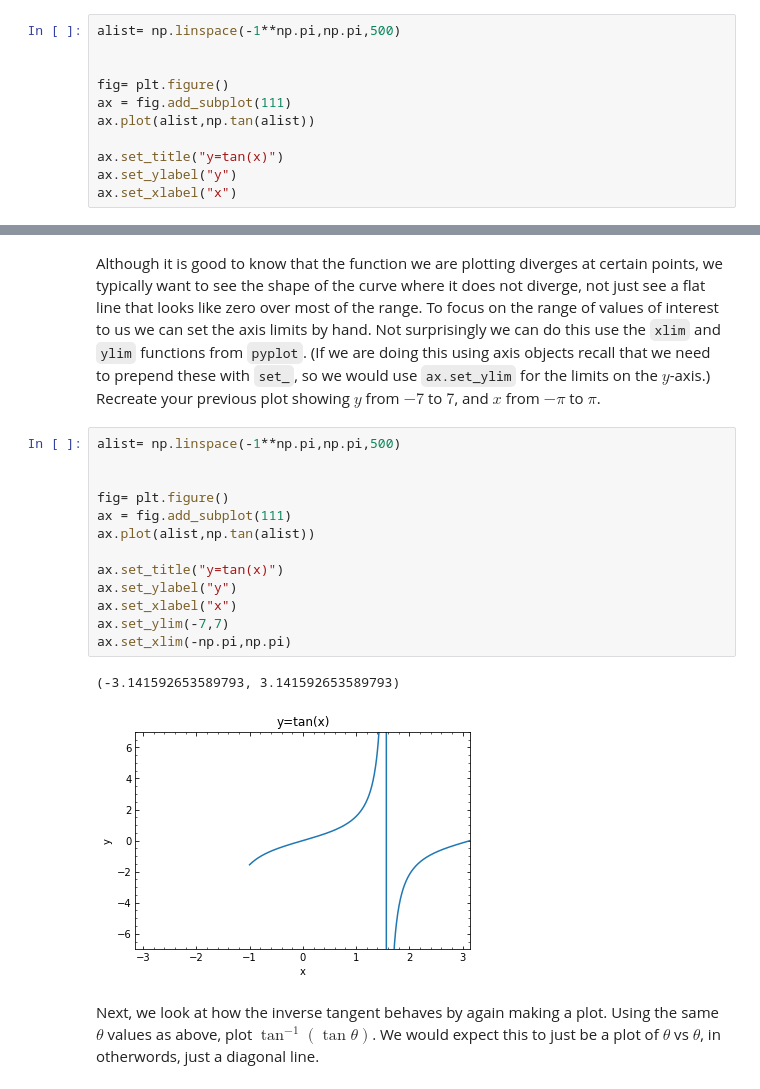
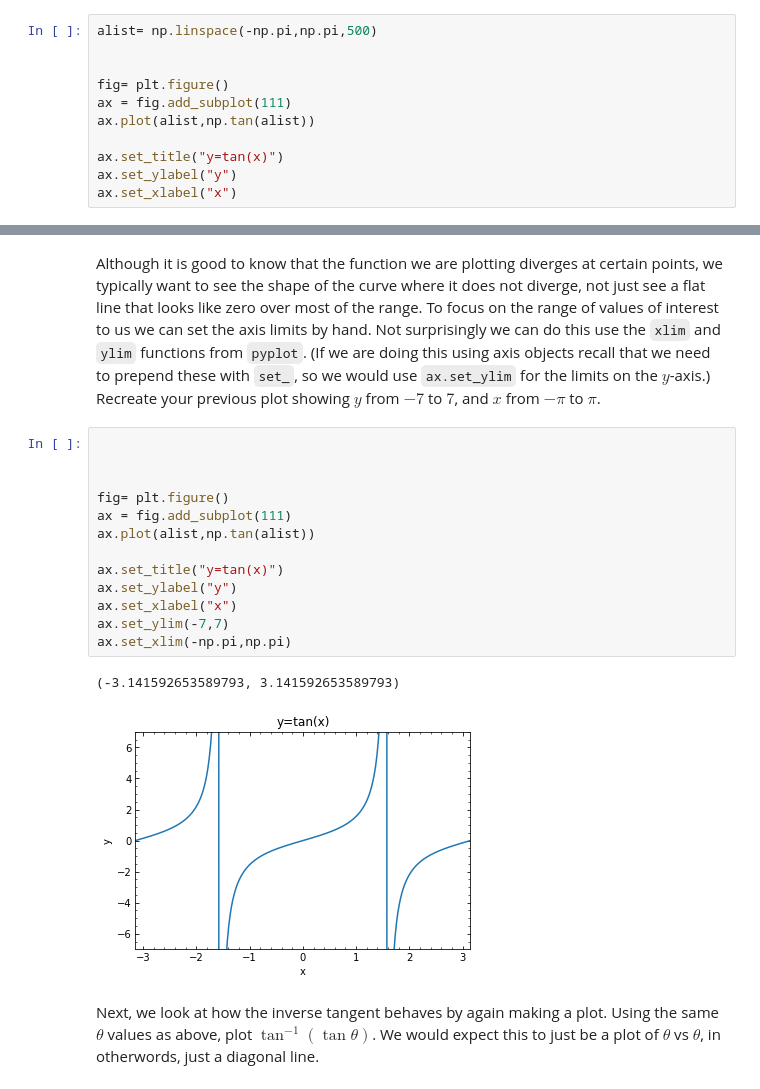
Before and after one commit to Rjames13/p250-spring-2022, a Jupyter notebook: prelabs/PreLab02.ipynb, the cells around one changed output, grey strips where cells are left out. Cells and saved outputs as stored; diff of their text form.

```diff
--- a/prelabs/PreLab02.ipynb
+++ b/prelabs/PreLab02.ipynb
@@ -51,7 +51,7 @@ You should notice that `arctan` **does not appear to work!**  To further explore
 # %% [markdown]
 The tangent function, like most functions in `numpy`, can accept arrays as an input. Define a range of $\theta$ values between $-\pi$ and $\pi$ in 500 evenly spaced points.  Use this array to plot the tangent function.
 # %%
-alist= np.linspace(-1**np.pi,np.pi,500)
+alist= np.linspace(-np.pi,np.pi,500)
 
 
 fig= plt.figure()
@@ -73,21 +73,21 @@ Increasing the number of points plotted would not make things better, in fact, i
 # %% [markdown]
 Although it is good to know that the function we are plotting diverges at certain points, we typically want to see the shape of the curve where it does not diverge, not just see a flat line that looks like zero over most of the range.  To focus on the range of values of interest to us we can set the axis limits by hand.  Not surprisingly we can do this use the `xlim` and `ylim` functions from `pyplot`.  (If we are doing this using axis objects recall that we need to prepend these with `set_`, so we would use `ax.set_ylim` for the limits on the $y$-axis.) Recreate your previous plot showing $y$ from $-7$ to $7$, and $x$ from $-\pi$ to $\pi$.
 # %%
-alist= np.linspace(-1**np.pi,np.pi,500)
+
 
 
 fig= plt.figure()
 ax = fig.add_subplot(111)
 ax.plot(alist,np.tan(alist))
 
 ax.set_title("y=tan(x)")
 ax.set_ylabel("y")
 ax.set_xlabel("x")
 ax.set_ylim(-7,7)
 ax.set_xlim(-np.pi,np.pi)
 # %% [output]
 (-3.141592653589793, 3.141592653589793)
-[figure, old version]
+[figure, new version]
 # %% [markdown]
 Next, we look at how the inverse tangent behaves by again making a plot.  Using the same $\theta$ values as above, plot $\tan^{-1}(\tan \theta)$.  We would expect this to just be a plot of $\theta$ vs $\theta$, in otherwords, just a diagonal line.
 # %%
```
Also changed, not shown: parts of 3 cells of this notebook, 1 other file.
